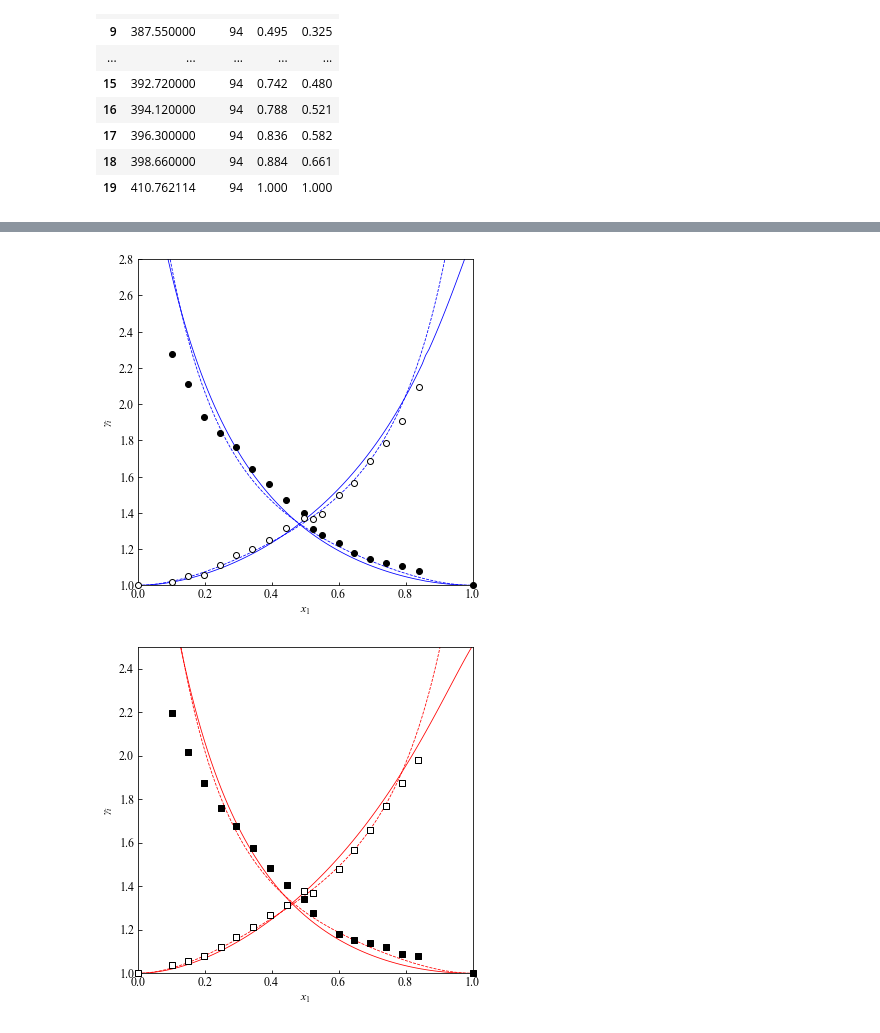
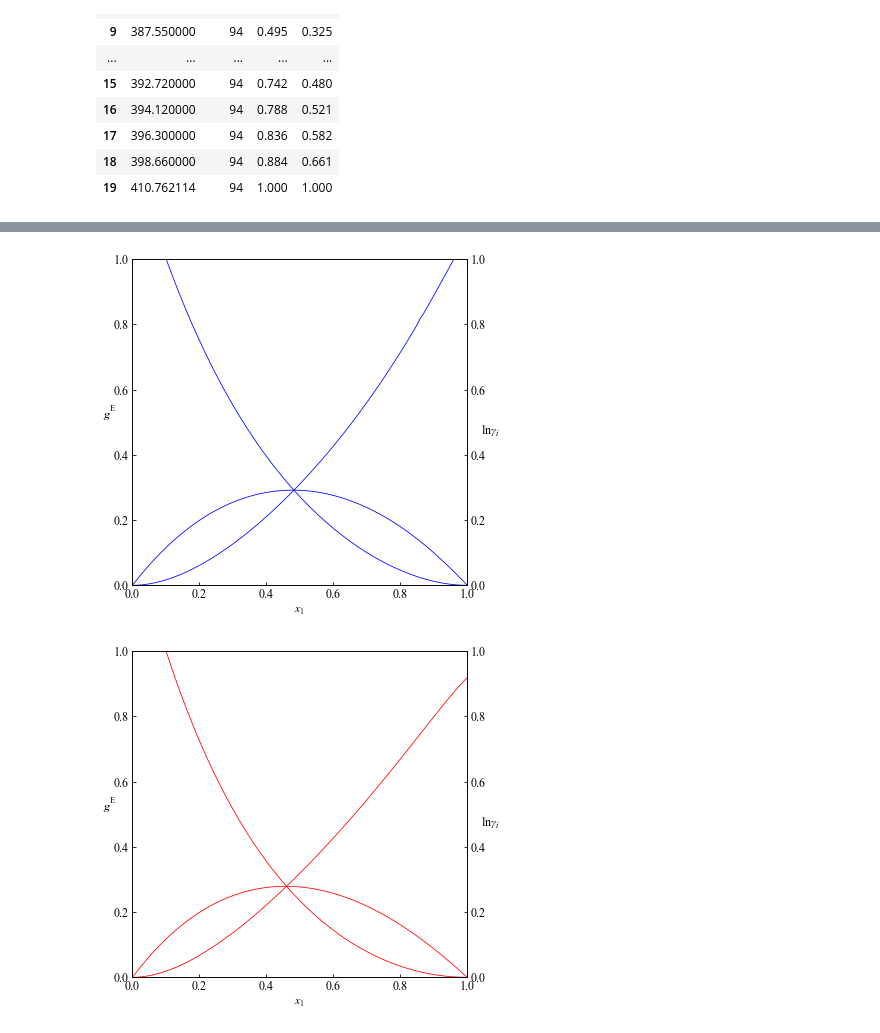
Before and after one commit to AMThermo/Biphasic_Equilibria, a Jupyter notebook: DBE+Butan-1-ol/VLE-SAFT-VR-Mie.ipynb, the cells around one changed output, grey strips where cells are left out. Cells and saved outputs as stored; diff of their text form; code cells hidden in the pictures.

```diff
--- a/DBE+Butan-1-ol/VLE-SAFT-VR-Mie.ipynb
+++ b/DBE+Butan-1-ol/VLE-SAFT-VR-Mie.ipynb
@@ -502,14 +555,21 @@ plt.show()
 # %%
 fig.savefig("global_dbe-nbOH_ratio.pdf", bbox_inches='tight')
 # %%
-fig = plt.figure(figsize=(6,6))
-plt.tick_params(direction='in')
-plt.plot(X[0], gam1saft50, X[0], gam2saft50, linestyle='solid', color='blue', linewidth=0.8)
-plt.xlabel('$x_{1}$')
+fig, ax1 = plt.subplots(figsize=(6, 6))
+ax1.tick_params(direction='in')
+ax1.set_xlabel('$x_{1}$')
+ax1.set_ylabel('$g^{\mathrm{E}}$', rotation='horizontal')
+ax1.plot(X[0], gEsaft50, linestyle='solid', color='blue', linewidth=0.8)
+ax1.set_ylim([0, 1.0])
+
+ax2 = ax1.twinx()
+ax2.tick_params(direction='in')
+ax2.plot(X[0], np.log(gam1saft50), X[0], np.log(gam2saft50), linestyle='solid', color='blue', linewidth=0.8)
+ax2.set_ylabel('$\mathrm{ln}\gamma_{i}$', rotation='horizontal')
+ax2.set_ylim([0, 1.0])
+
 plt.xlim([0, 1])
-plt.ylim([1, 2.8])
-plt.ylabel('$\gamma_{i}$')
 plt.show()
 # %% [output]
-[figure, old version]
+[figure, new version]
 # %%
@@ -517,13 +577,19 @@ fig.savefig("dbe-nbOH_gam50orig.pdf", bbox_inches='tight')
 # %%
-fig = plt.figure(figsize=(6,6))
-plt.tick_params(direction='in')
-plt.plot(x1, gam1leg75, x1, gam2leg75, linestyle='dashed', color='red', linewidth=0.8)
-plt.plot(X[0], gam1saft75, X[0], gam2saft75, linestyle='solid', color='red', linewidth=0.8)
-plt.xlabel('$x_{1}$')
+fig, ax1 = plt.subplots(figsize=(6, 6))
+ax1.tick_params(direction='in')
+ax1.set_xlabel('$x_{1}$')
+ax1.set_ylabel('$g^{\mathrm{E}}$', rotation='horizontal')
+ax1.plot(X[0], gEsaft75, linestyle='solid', color='red', linewidth=0.8)
+ax1.set_ylim([0, 1.0])
+
+ax2 = ax1.twinx()
+ax2.tick_params(direction='in')
+ax2.plot(X[0], np.log(gam1saft75), X[0], np.log(gam2saft75), linestyle='solid', color='red', linewidth=0.8)
+ax2.set_ylabel('$\mathrm{ln}\gamma_{i}$', rotation='horizontal')
+ax2.set_ylim([0, 1.0])
+
 plt.xlim([0, 1])
-plt.ylim([1, 2.5])
-plt.ylabel('$\gamma_{i}$')
 plt.show()
 # %% [output]
-[figure, old version]
+[figure, new version]
 # %%
```
Also changed, not shown: parts of 27 cells of this notebook, 1 other file.
